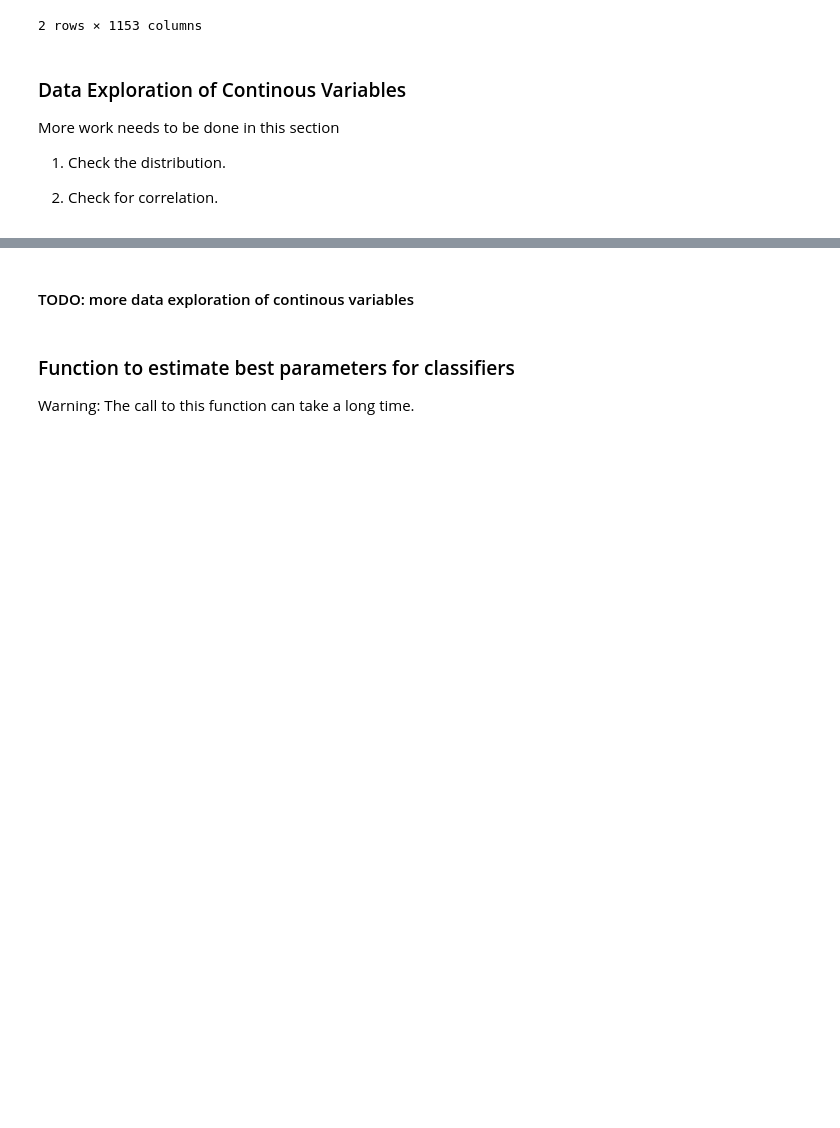
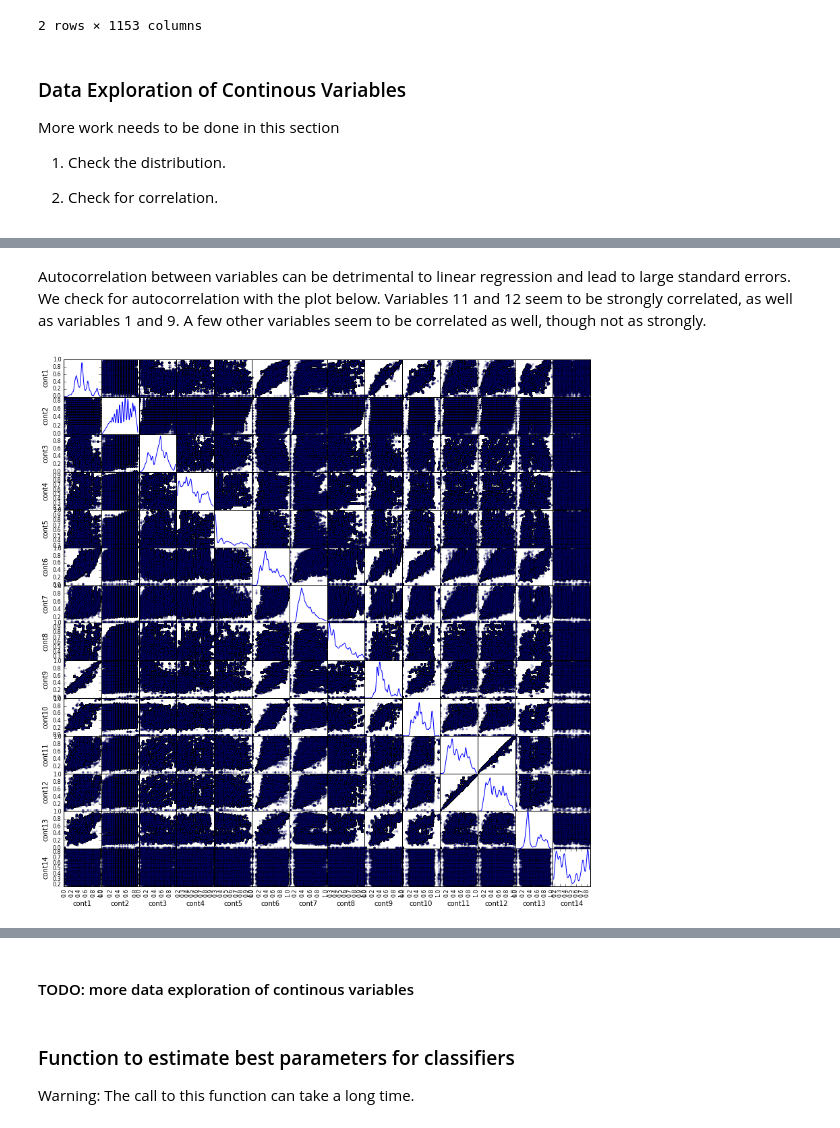
Before and after one commit to jtpdowns/AllstateChallenge, a Jupyter notebook: Allstate - Regression.ipynb, the cells around one changed output, grey strips where cells are left out. Drawn from its saved outputs; the diff is of its cells as text; code cells hidden in the pictures; blank space fills up the shorter version.

```diff
--- a/Allstate - Regression.ipynb
+++ b/Allstate - Regression.ipynb
@@ -162,0 +169,11 @@ plt.show()
+# %% [markdown]
+Autocorrelation between variables can be detrimental to linear regression and lead to large standard errors. We check for autocorrelation with the plot below. Variables 11 and 12 seem to be strongly correlated, as well as variables 1 and 9. A few other variables seem to be correlated as well, though not as strongly.
+# %%
+# Making scatterplot matrices to check for autocorrelation in continuous variables
+t1 = datetime.today().timestamp()
+scatter_matrix(df_cont_vars, alpha=0.2, figsize=(14, 14), diagonal='kde')
+plt.show()
+t2 = datetime.today().timestamp()
+print('This took', t2-t1, 'seconds.')
+# %% [output]
+[figure, added]
```
Also changed, not shown: parts of 21 cells of this notebook, 1 other file.
